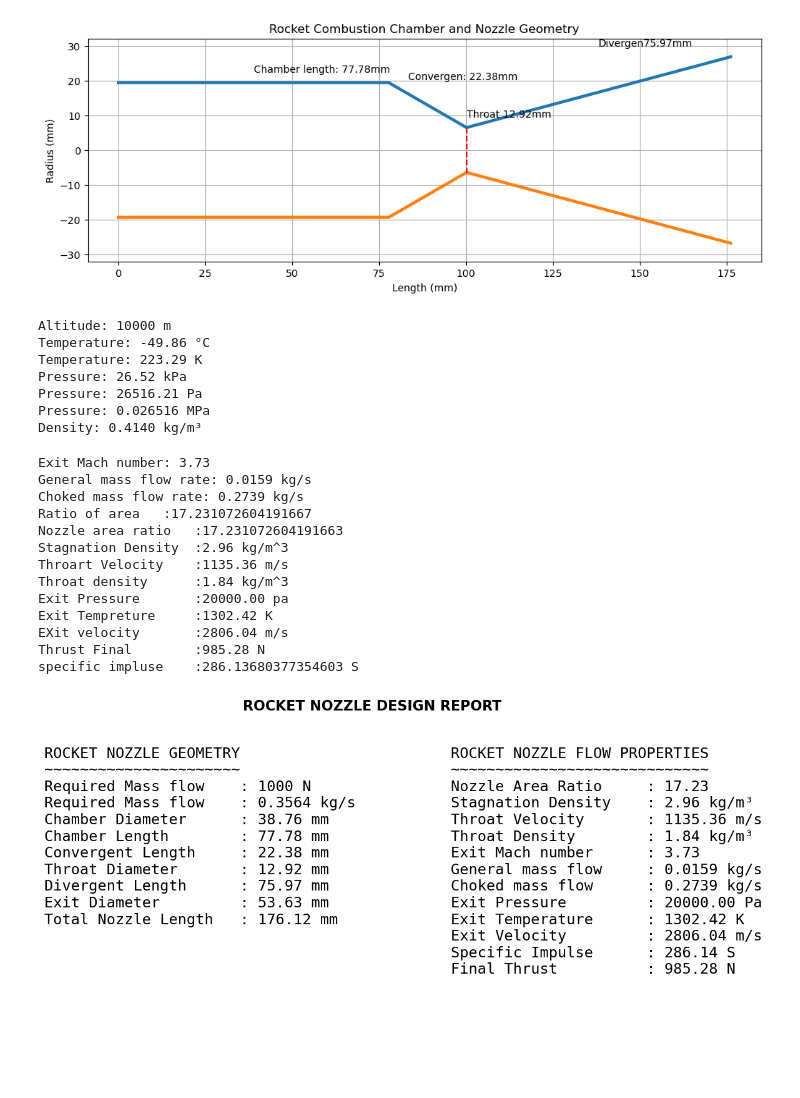
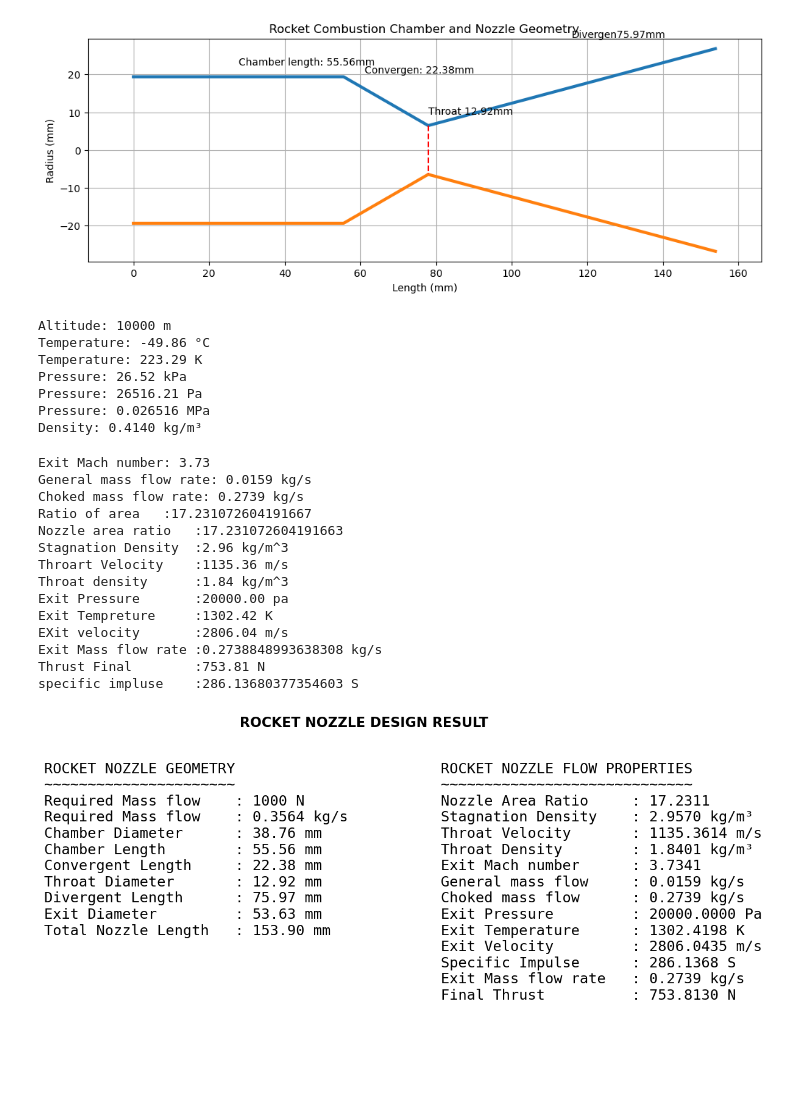
Before and after one commit to saravanan-x/Nozzle_design_calculations, a Jupyter notebook: nozzel.ipynb, the cells around one changed output. Saved outputs shown, nothing was run; the diff lists cells and outputs as text; code cells hidden in the pictures.

```diff
--- a/nozzel.ipynb
+++ b/nozzel.ipynb
@@ -2,6 +2,7 @@
 import numpy as np
 import math
 import matplotlib.pyplot as plt
+import matplotlib.patches as patches
 
 # Parameters
 g = 9.80665
@@ -24,7 +25,7 @@ da = np.radians(divergent_angle)
 ca = np.radians(convergent_a)
 
 # characteristic length
-length = 0.7 #(0.5 - 1)M
+length = 0.5 #(0.5 - 1)M
 
 # Exit velocity
 ve = np.sqrt((2*y/(y-1))*r*tc*(1-(pe/pc)**((y-1)/y)))
@@ -158,7 +159,7 @@ plt.text(x2+div_mm/2, re+3,f"Divergen{div_mm:.2f}mm")
 
 plt.show()
 # %% [output]
-[figure, old version]
+[figure, new version]
 # %%
 # Envinomental values
 
@@ -214,36 +215,21 @@ Pressure: 26516.21 Pa
 Pressure: 0.026516 MPa
 Density: 0.4140 kg/m³
 # %%
-
 # Envinomental values
-
 pa = pressure_pa   # for 10Km Alititude
 ta = temp_k   # for 10Km Alititude
-
 
 #Throat Radius
 Trs = 3.6837
 tr = (2*Trs)/1000
 
-
 #Exit Radius
 Er = 0.0807
 er = (Er*2)/1000
 
-# Chamber pressure
-cp = pc
-
-# Chamber tempreture
-ct = tc
-
 #outside air pressure and tempreture
 p = 24.5
 t = 245
-
-# Calculations
-
-# Mass flow
-ms = m
 
 # Exit Mach
 me = np.sqrt((2/(y-1))*((pc/pe)**((y-1)/y)-1))
@@ -290,11 +276,16 @@ et = tc * (1 + (((y-1)/2) * (me**2)))**-1
 print(f"Exit Tempreture     :{et:.2f} K")
 
 # Exit Vlecity
-v_e = me * np.sqrt(y * r * et)
+v_e = np.sqrt(y * r * et) * me
 print(f"EXit velocity       :{v_e:.2f} m/s")
 
+#Exit Mass flow
+m0 = ρt * vt * at
+#m0 = ((pc*at)/np.sqrt(tc)) * np.sqrt((y/r) * (2/(y+1))**((y+1)/(2*(y-1))))
+print(f"Exit Mass flow rate :{m0} kg/s")
+
 #FORCE
-F = m * ve + (ep - pa) * ae
+F = m0 * ve + (ep - pa) * ae
 print(f"Thrust Final        :{F:.2f} N")
 
 isp = ve / g
@@ -311,7 +302,8 @@ Throat density      :1.84 kg/m^3
 Exit Pressure       :20000.00 pa
 Exit Tempreture     :1302.42 K
 EXit velocity       :2806.04 m/s
-Thrust Final        :985.28 N
+Exit Mass flow rate :0.2738848993638308 kg/s
+Thrust Final        :753.81 N
 specific impluse    :286.13680377354603 S
 # %%
 # Geometry report
@@ -327,42 +319,43 @@ Throat Diameter       : {dt_mm:.2f} mm
 Divergent Length      : {div_mm:.2f} mm
 Exit Diameter         : {de_mm:.2f} mm
 Total Nozzle Length   : {total_mm:.2f} mm
 """
 
 # Flow report
 flow_report = f"""
 ROCKET NOZZLE FLOW PROPERTIES
 ~~~~~~~~~~~~~~~~~~~~~~~~~~~~~
-Nozzle Area Ratio     : {ar:.2f}
-Stagnation Density    : {ρ0:.2f} kg/m³
-Throat Velocity       : {vt:.2f} m/s
-Throat Density        : {ρt:.2f} kg/m³
-Exit Mach number      : {me:.2f}
+Nozzle Area Ratio     : {ar:.4f}
+Stagnation Density    : {ρ0:.4f} kg/m³
+Throat Velocity       : {vt:.4f} m/s
+Throat Density        : {ρt:.4f} kg/m³
+Exit Mach number      : {me:.4f}
 General mass flow     : {mg:.4f} kg/s
 Choked mass flow      : {mc:.4f} kg/s
-Exit Pressure         : {ep:.2f} Pa
-Exit Temperature      : {et:.2f} K
-Exit Velocity         : {v_e:.2f} m/s
-Specific Impulse      : {isp:.2f} S
-Final Thrust          : {F:.2f} N
+Exit Pressure         : {ep:.4f} Pa
+Exit Temperature      : {et:.4f} K
+Exit Velocity         : {v_e:.4f} m/s
+Specific Impulse      : {isp:.4f} S
+Exit Mass flow rate   : {m0:.4f} kg/s
+Final Thrust          : {F:.4f} N
 """
 
 # Create figure
 fig, ax = plt.subplots(1, 2, figsize=(14, 7))
 plt.subplots_adjust(wspace=0.5)
 
 # Left panel
 ax[0].axis("off")
 ax[0].text(0, 1, geometry_report, fontsize=17,va='top', family='monospace')
 
 # Right panel
 ax[1].axis("off")
 ax[1].text(0, 1, flow_report, fontsize=17, va='top', family='monospace')
 
 # Add main title
-fig.suptitle("ROCKET NOZZLE DESIGN REPORT", fontsize=16, fontweight='bold', y=0.95)
+fig.suptitle("ROCKET NOZZLE DESIGN RESULT", fontsize=16, fontweight='bold', y=0.95)
 
 
 plt.show()
 # %% [output]
-[figure, old version]
+[figure, new version]
```
Also changed, not shown: parts of 3 cells of this notebook, 2 other files.
